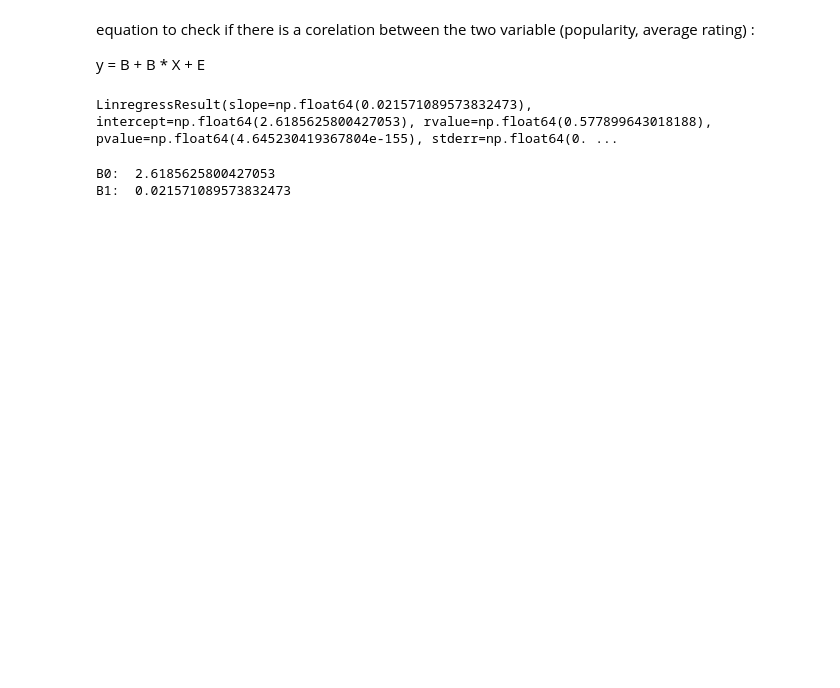
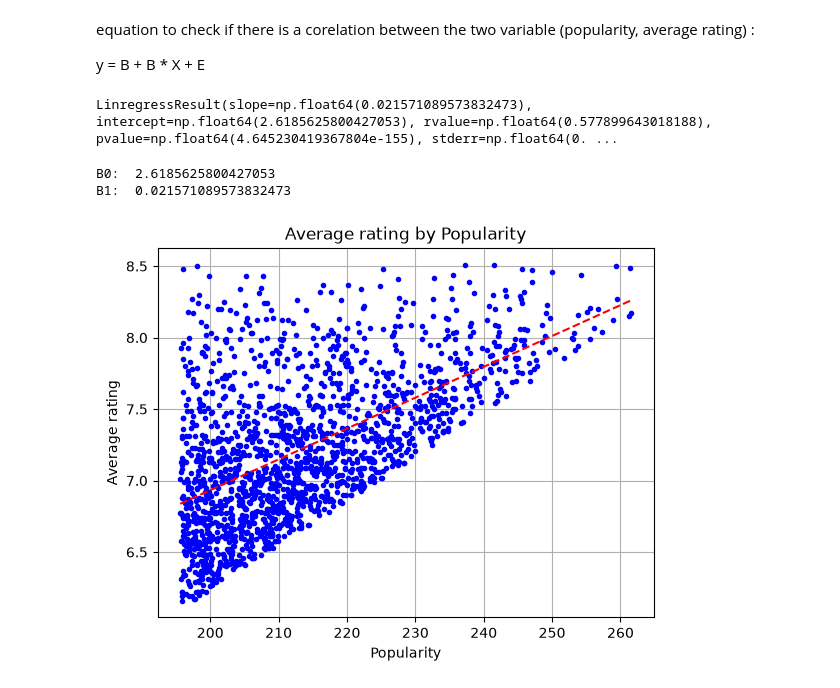
Before and after one commit to Limacha/MTD-ludologie, a Jupyter notebook: src/project.ipynb, the cells around one changed output. Drawn from its saved outputs; the diff is of its cells as text; code cells hidden in the pictures; blank space fills up the shorter version.

Commit message:
can show a line on y by x graph

```diff
--- a/src/project.ipynb
+++ b/src/project.ipynb
@@ -605,3 +624,8 @@ print("B1: ", B1)
 # %% [output]
 B0:  2.6185625800427053
 B1:  0.021571089573832473
+# %%
+yByXGraph(POPULARITY, AVERAGE_RATING, dataFrame=popularDataFrame, lineParams=[B0, B1])
+pyplot.show()
+# %% [output]
+[figure, added]
```
Also changed, not shown: parts of 2 cells of this notebook.
